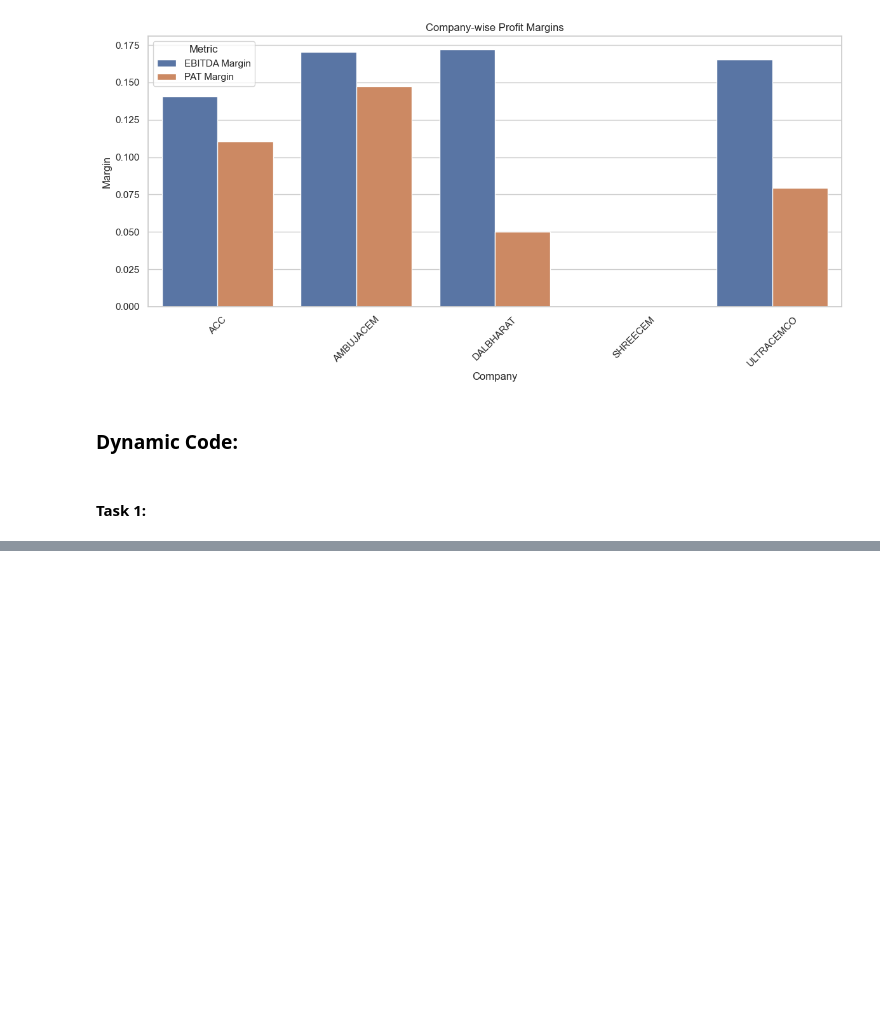
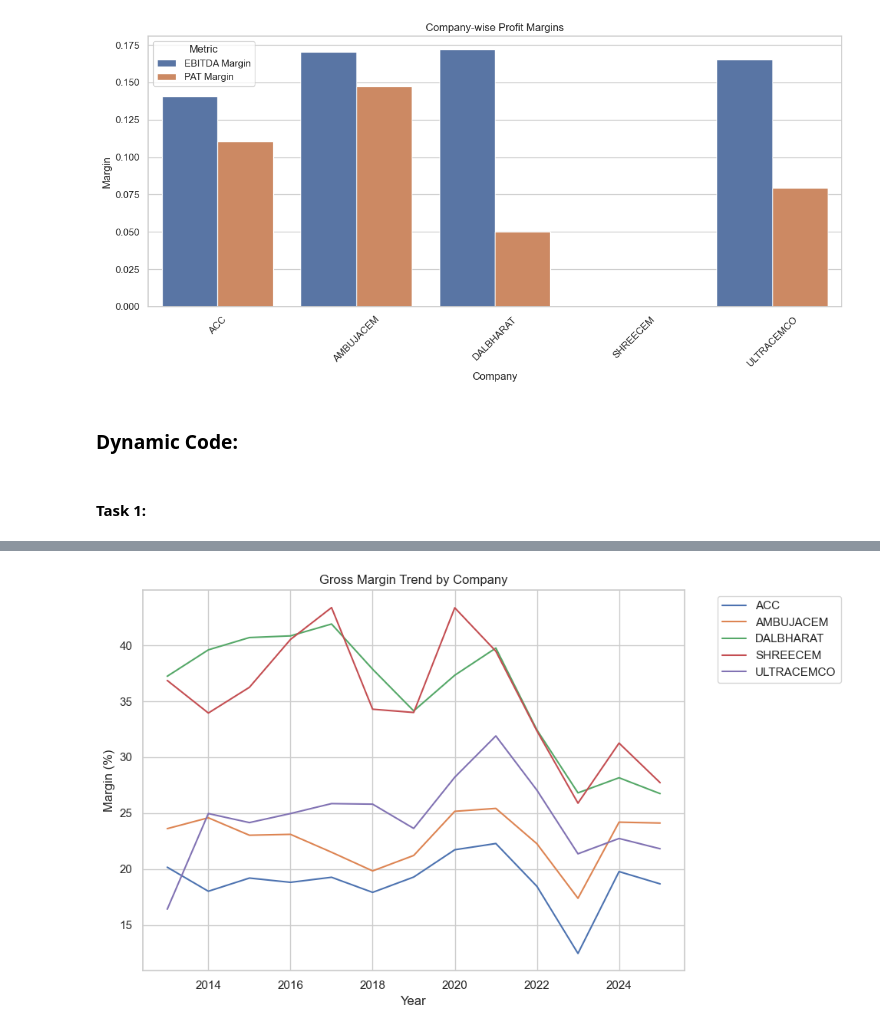
Before and after one commit to karankrish/Riskify, a Jupyter notebook: notebooks/Preprocessing/PL.ipynb, the cells around one changed output, grey strips where cells are left out. Cells and saved outputs as stored; diff of their text form; code cells hidden in the pictures; blank space fills up the shorter version.

```diff
--- a/notebooks/Preprocessing/PL.ipynb
+++ b/notebooks/Preprocessing/PL.ipynb
@@ -1114,0 +1100,95 @@ if __name__ == "__main__":
+# %%
+import pandas as pd
+import numpy as np
+from sklearn.linear_model import LinearRegression
+from sklearn.preprocessing import PolynomialFeatures
+import matplotlib.pyplot as plt
+import seaborn as sns
+import os
+
+# === USER INPUTS ===
+file_path = input("📂 Enter full path to the Excel file: ").strip().strip('"')
+output_file = input("💾 Enter full path to save margin analysis Excel: ").strip().strip('"')
+
+# === LOAD DATA ===
+df = pd.read_excel(file_path)
+df.columns = [str(col).strip() for col in df.columns]
+df.rename(columns={col: int(col) for col in df.columns if col.isdigit()}, inplace=True)
+
+# Remove "Average"/"Median"
+df = df[~df['Company'].isin(['Average', 'Median'])]
+
+# Identify year columns and key structure
+fixed_cols = ['Financial_Metric', 'Company']
+year_cols = sorted([col for col in df.columns if isinstance(col, int)])
+df = df[fixed_cols + year_cols]
+
+# === FILL MISSING VALUES WITH POLYNOMIAL INTERPOLATION ===
+filled = 0
+for idx, row in df.iterrows():
+    values = row[year_cols].astype(float)
+    missing_years = [y for y in year_cols if pd.isna(values[y])]
+    known_years = [y for y in year_cols if not pd.isna(values[y])]
+    known_vals = [values[y] for y in known_years]
+
+    if len(known_years) >= 3:
+        X = np.array(known_years).reshape(-1, 1)
+        y = np.array(known_vals).reshape(-1, 1)
+        poly = PolynomialFeatures(degree=2)
+        model = LinearRegression().fit(poly.fit_transform(X), y)
+        for y_miss in missing_years:
+            pred = model.predict(poly.transform([[y_miss]]))[0, 0]
+            df.at[idx, y_miss] = pred
+            filled += 1
+
+print(f"✅ Filled {filled} missing values using polynomial interpolation.")
+
+# === EXTRACT METRICS FOR MARGIN ANALYSIS ===
+def extract(metric): return df[df['Financial_Metric'].str.lower() == metric.lower()].set_index('Company')[year_cols].astype(float)
+
+# Required components
+sales = extract('Sales')
+op_profit = extract('Operating Profit')
+depreciation = extract('Depreciation')
+pat = extract('Net Profit')
+
+# Compute components
+gross_profit = op_profit + depreciation
+
+# === CALCULATE MARGINS ===
+gross_margin = (gross_profit / sales) * 100
+ebitda_margin = ((op_profit + depreciation) / sales) * 100
+net_margin = (pat / sales) * 100
+
+# Round results
+gross_margin = gross_margin.round(2)
+ebitda_margin = ebitda_margin.round(2)
+net_margin = net_margin.round(2)
+
+# === EXPORT TO EXCEL ===
+os.makedirs(os.path.dirname(output_file), exist_ok=True)
+with pd.ExcelWriter(output_file) as writer:
+    gross_margin.to_excel(writer, sheet_name="Gross Margin")
+    ebitda_margin.to_excel(writer, sheet_name="EBITDA Margin")
+    net_margin.to_excel(writer, sheet_name="Net Margin")
+
+print(f"📁 Margin analysis saved to:\n{output_file}")
+
+# === OPTIONAL: VISUALIZATION ===
+sns.set(style="whitegrid")
+
+for label, margin_df in {
+    "Gross Margin": gross_margin,
+    "EBITDA Margin": ebitda_margin,
+    "Net Margin": net_margin
+}.items():
+    plt.figure(figsize=(10, 6))
+    for company in margin_df.index:
+        plt.plot(margin_df.columns, margin_df.loc[company], label=company)
+    plt.title(f"{label} Trend by Company")
+    plt.xlabel("Year")
+    plt.ylabel("Margin (%)")
+    plt.legend(bbox_to_anchor=(1.05, 1), loc='upper left')
+    plt.tight_layout()
+    plt.show()
+# %% [output]
@@ -1114,0 +1198 @@ if __name__ == "__main__":
+[figure, added]
```
Also changed, not shown: parts of 11 cells of this notebook, 1 other file.
